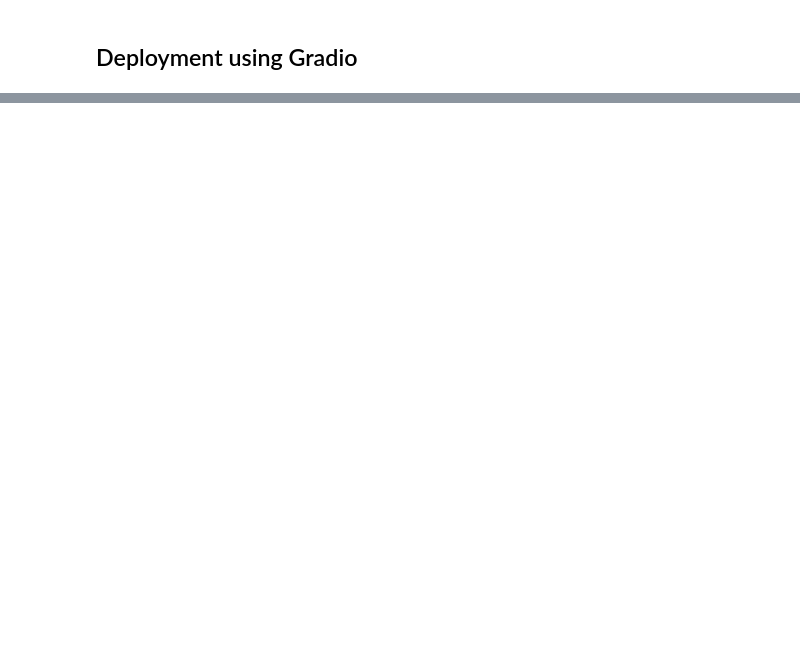
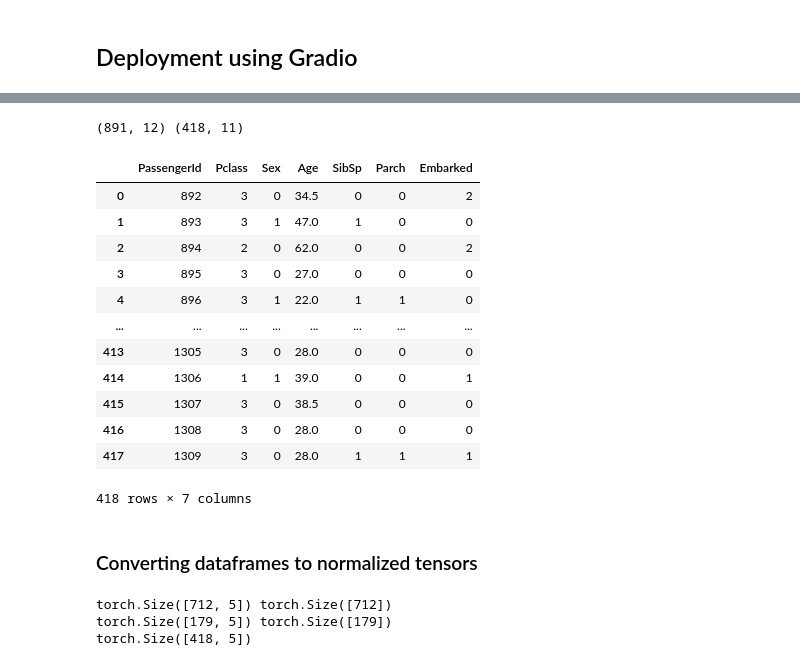
Before and after one commit to ShauryaBhardwaj/CSF425, a Jupyter notebook: Lab1.ipynb, the cells around one changed output, grey strips where cells are left out. Drawn from its saved outputs; the diff is of its cells as text; code cells hidden in the pictures; blank space fills up the shorter version.

```diff
--- a/Lab1.ipynb
+++ b/Lab1.ipynb
@@ -245,0 +277,7 @@ This share link expires in 72 hours. For free permanent hosting, check out Space
+# %%
+import pandas as pd
+import numpy as np
+train_df = pd.read_csv('train.csv')
+test_df = pd.read_csv('test.csv')
+g_sub = pd.read_csv('gender_submission.csv')
+train_df.head()
@@ -245,0 +291,35 @@ This share link expires in 72 hours. For free permanent hosting, check out Space
+# %%
+print(train_df.shape , test_df.shape)
+# %% [output]
+(891, 12) (418, 11)
+# %%
+from pandas.core.internals.managers import T
+train_df['Embarked'].replace({'S':0 , 'C': 1 , 'Q': 2 , np.nan : 3} , inplace=True)
+test_df['Embarked'].replace({'S':0 , 'C': 1 , 'Q': 2 , np.nan : 3} , inplace=True)
+
+train_df['Sex'].replace({'male': 0 ,'female':1} , inplace=True)
+test_df['Sex'].replace({'male': 0 ,'female':1} , inplace=True)
+
+train_df['Age'].replace({np.nan : 28} , inplace=True)
+test_df['Age'].replace({np.nan : 28} , inplace=True)
+
+train_df.drop(['Name' , 'Ticket' , 'Fare' , 'Cabin' ], axis = 1)
+test_df.drop(['Name' , 'Ticket' , 'Fare' , 'Cabin' ], axis = 1)
+
+val_df = train_df.iloc[int(891*0.8):]
+train_df = train_df.iloc[:int(891*0.8)]
+# train_df['SibSp'].unique()
+# %% [output]
+|  | PassengerId | Pclass | Sex | Age | SibSp | Parch | Embarked |
+| 0 | 892 | 3 | 0 | 34.5 | 0 | 0 | 2 |
+| 1 | 893 | 3 | 1 | 47.0 | 1 | 0 | 0 |
+| 2 | 894 | 2 | 0 | 62.0 | 0 | 0 | 2 |
+| 3 | 895 | 3 | 0 | 27.0 | 0 | 0 | 0 |
+| 4 | 896 | 3 | 1 | 22.0 | 1 | 1 | 0 |
+| ... | ... | ... | ... | ... | ... | ... | ... |
+| 413 | 1305 | 3 | 0 | 28.0 | 0 | 0 | 0 |
+| 414 | 1306 | 1 | 1 | 39.0 | 0 | 0 | 1 |
+| 415 | 1307 | 3 | 0 | 38.5 | 0 | 0 | 0 |
+| 416 | 1308 | 3 | 0 | 28.0 | 0 | 0 | 0 |
+| 417 | 1309 | 3 | 0 | 28.0 | 1 | 1 | 1 |
+418 rows × 7 columns
@@ -245,0 +332,33 @@ This share link expires in 72 hours. For free permanent hosting, check out Space
+# %% [markdown]
+### Converting dataframes to normalized tensors
+# %%
+def normalize(x):
+    x = torch.tensor(x)
+    return (x-x.mean())/x.std()
+
+def get_tensors_from_dataframe(df,features, target, normalize_list, test=False):
+    x = []
+    for feature in features:
+        feature_values = list(df[feature])
+        if feature in normalize_list: feature_values = normalize(feature_values)
+
+        x.append(torch.tensor(feature_values))
+
+    if(test == False):
+      y = torch.tensor(df[target].values)
+    else:
+      y = None
+
+    return torch.stack(x).permute(1,0), y
+
+x_train, y_train = get_tensors_from_dataframe(train_df,features, target, normalize_list)
+x_val , y_val = get_tensors_from_dataframe(val_df,features, target, normalize_list)
+x_test, y_test = get_tensors_from_dataframe(test_df,features, target, normalize_list, test=True)
+
+print(x_train.shape, y_train.shape)
+print(x_val.shape , y_val.shape)
+print(x_test.shape)
+# %% [output]
+torch.Size([712, 5]) torch.Size([712])
+torch.Size([179, 5]) torch.Size([179])
+torch.Size([418, 5])
```
Also changed, not shown: parts of 21 cells of this notebook.
